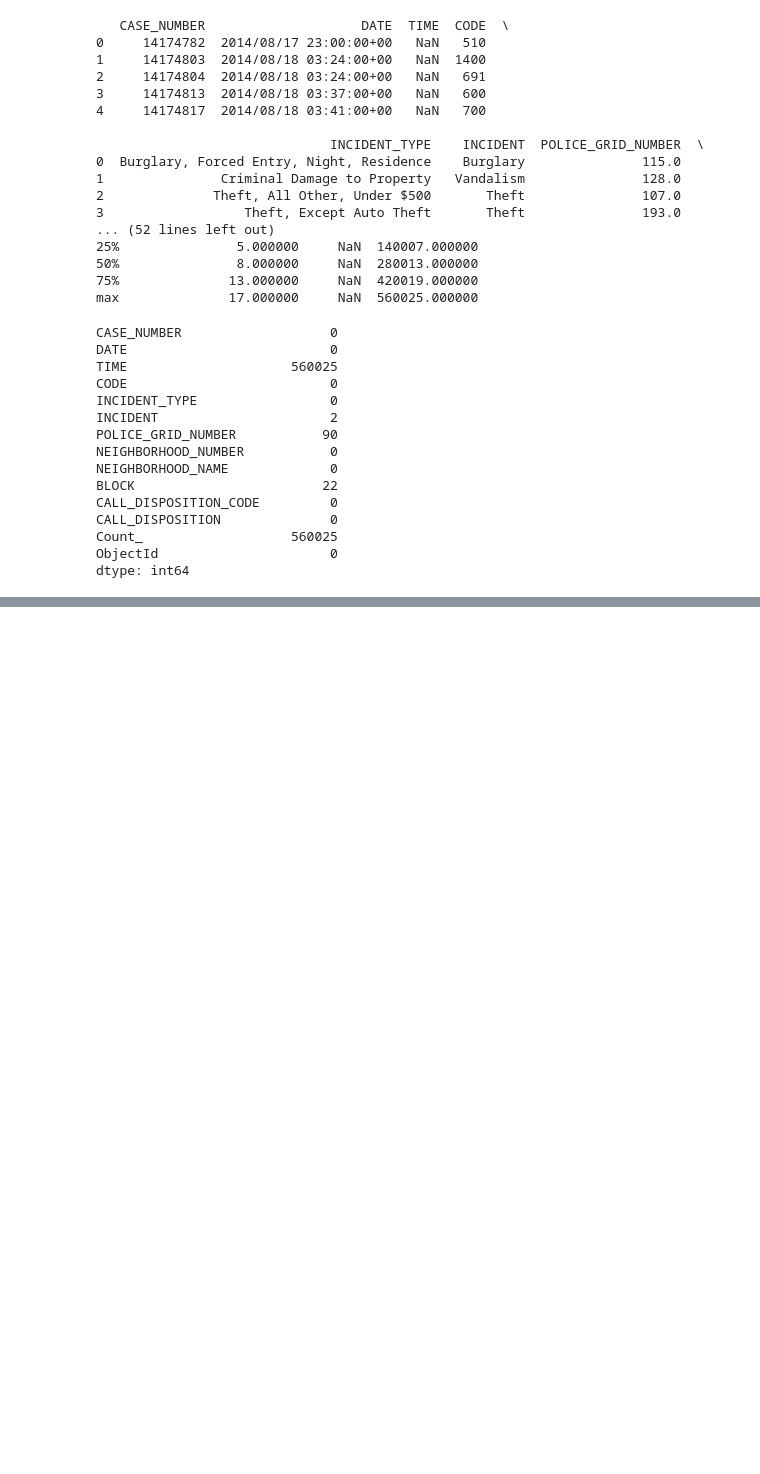
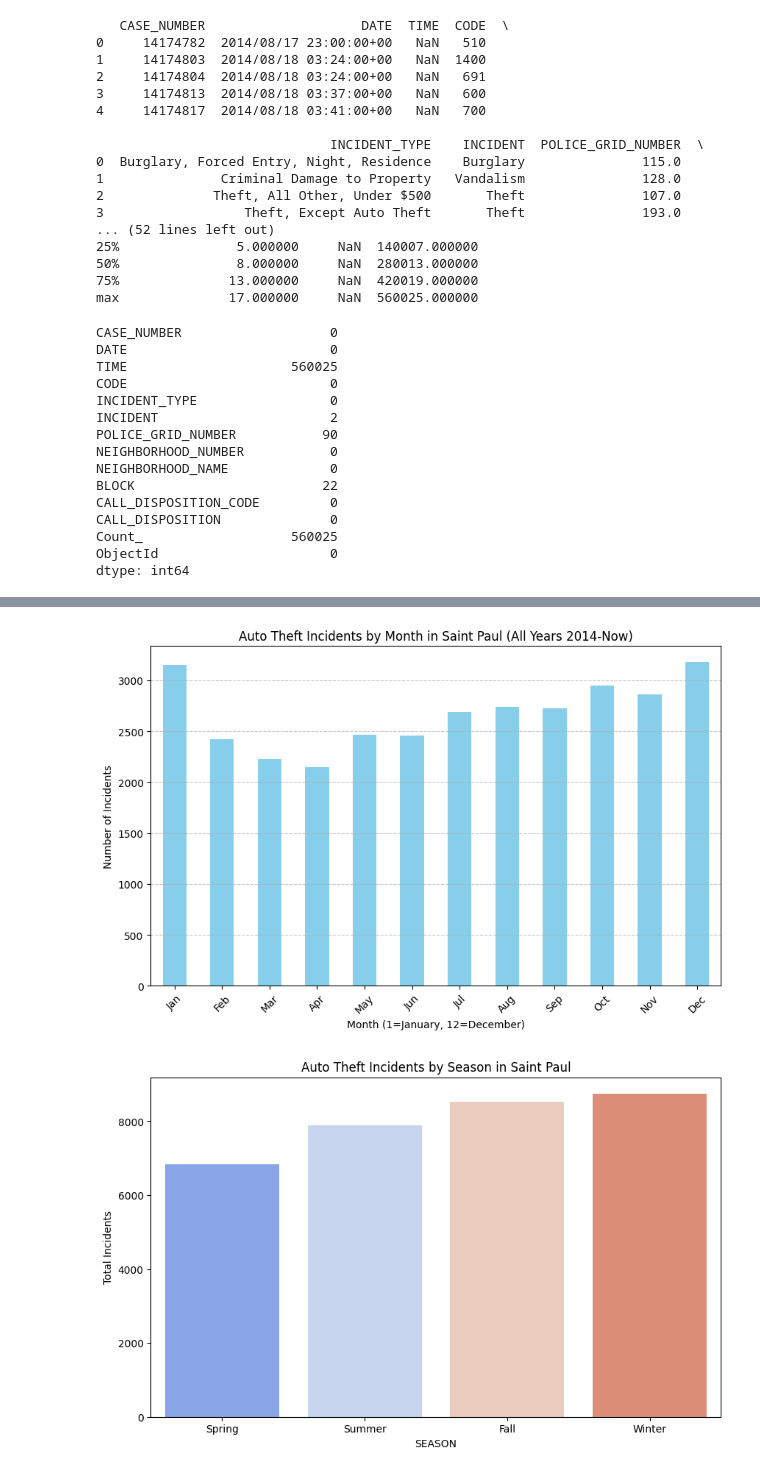
Before and after one commit to ddowdell99/Saint-Paul-Crime-Analysis, a Jupyter notebook: analysis.ipynb, the cells around one changed output, grey strips where cells are left out. Saved outputs shown, nothing was run; the diff lists cells and outputs as text; code cells hidden in the pictures; blank space fills up the shorter version.

```diff
--- a/analysis.ipynb
+++ b/analysis.ipynb
@@ -161,0 +167,32 @@ plt.show()
+# %%
+# Auto theft by month/season
+
+# Filtering for just auto theft
+auto_theft_df = df_no_proactive[
+    df_no_proactive['INCIDENT_CLEAN'].str.contains('Auto|Vehicle Theft', case=False, na=False)
+    &
+    ~df_no_proactive['INCIDENT_CLEAN'].str.contains('Non-Auto|Theft from Auto|Accessories|Theft, From Auto|Theft-From Auto', case=False, na=False)]
+
+# Monthly counts of auto theft
+monthly_auto = auto_theft_df.groupby('MONTH').size()
+plt.figure(figsize=(10,6))
+monthly_auto.plot(kind='bar', color='skyblue')
+plt.title('Auto Theft Incidents by Month in Saint Paul (All Years 2014-Now)')
+plt.xlabel('Month (1=January, 12=December)')
+plt.ylabel('Number of Incidents')
+plt.xticks(range(12), ['Jan','Feb','Mar','Apr','May','Jun','Jul','Aug','Sep','Oct','Nov','Dec'], rotation=45)
+plt.grid(axis='y', linestyle='--', alpha=0.7)
+plt.savefig('auto_theft_by_month.png')
+plt.show()
+
+# Seasonal summary counts
+seasonal_auto = auto_theft_df.groupby('SEASON').size().reindex(['Spring','Summer','Fall', 'Winter'])
+plt.figure(figsize=(10,6))
+sns.barplot(x=seasonal_auto.index, y=seasonal_auto.values, palette="coolwarm")
+plt.title('Auto Theft Incidents by Season in Saint Paul')
+plt.ylabel('Total Incidents')
+plt.savefig('auto_theft_by_season.png')
+plt.show()
+# %% [output]
+[figure, added]
+[figure, added]
```
Also changed, not shown: parts of 3 cells of this notebook, 9 other files.
